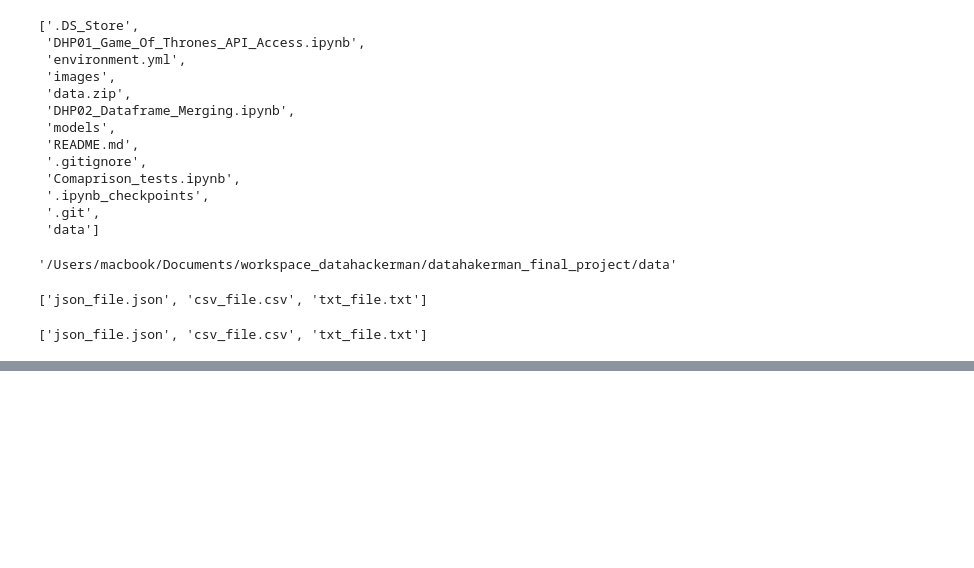
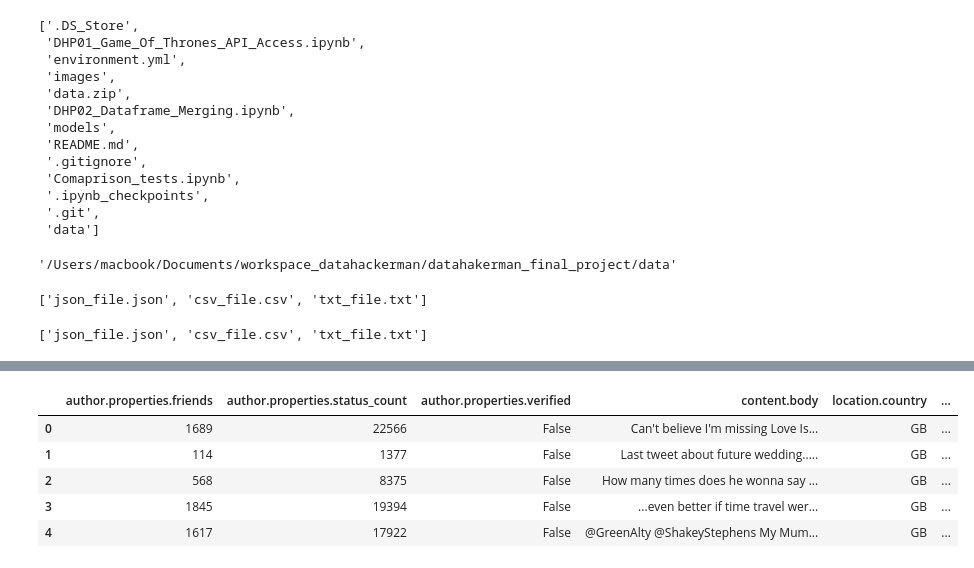
Before and after one commit to gkadeoti/datahakerman_final_project, a Jupyter notebook: DHP02_Dataframe_Merging.ipynb, the cells around one changed output, grey strips where cells are left out. Cells and saved outputs as stored; diff of their text form; code cells hidden in the pictures; blank space fills up the shorter version.

```diff
--- a/DHP02_Dataframe_Merging.ipynb
+++ b/DHP02_Dataframe_Merging.ipynb
@@ -51,3 +51,5 @@ files_list = os.listdir(main_path)
 files_list
 # %% [output]
 ['json_file.json', 'csv_file.csv', 'txt_file.txt']
+# %%
+csv_data = pd.read_csv(os.path.join(main_path, files_list[1]))
@@ -53,0 +77,2 @@ files_list
+# %%
+csv_data["properties.sentiment"] = csv_data["properties.sentiment"].astype('category')
@@ -53,0 +98,9 @@ files_list
+# %%
+csv_data.head()
+# %% [output]
+|  | author.properties.friends | author.properties.status_count | author.properties.verified | content.body | location.country | ... |
+| 0 | 1689 | 22566 | False | Can't believe I'm missing Love Is... | GB | ... |
+| 1 | 114 | 1377 | False | Last tweet about future wedding..... | GB | ... |
+| 2 | 568 | 8375 | False | How many times does he wonna say ... | GB | ... |
+| 3 | 1845 | 19394 | False | ...even better if time travel wer... | GB | ... |
+| 4 | 1617 | 17922 | False | @GreenAlty @ShakeyStephens My Mum... | GB | ... |
```
Also changed, not shown: parts of 11 cells of this notebook, 2 other files.
